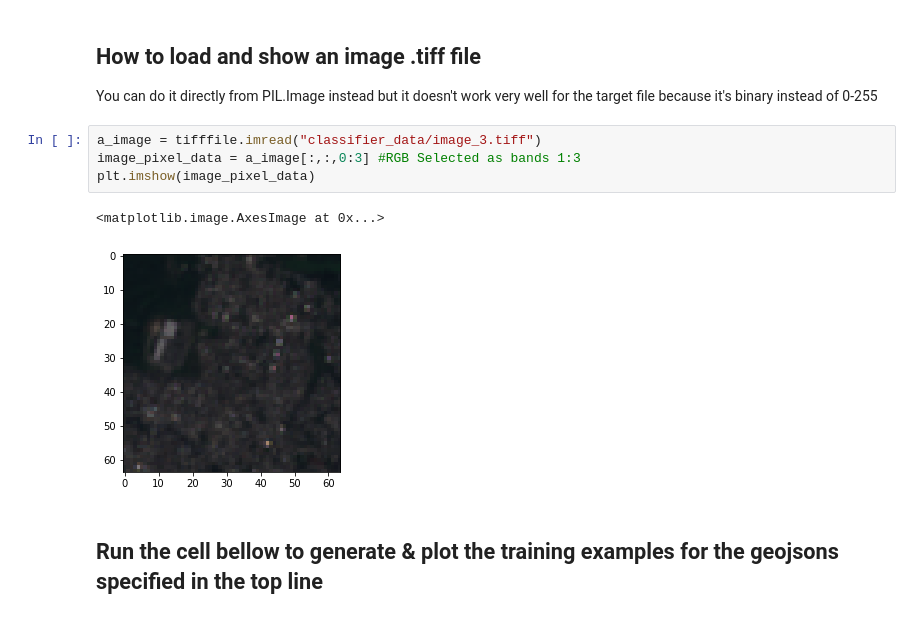
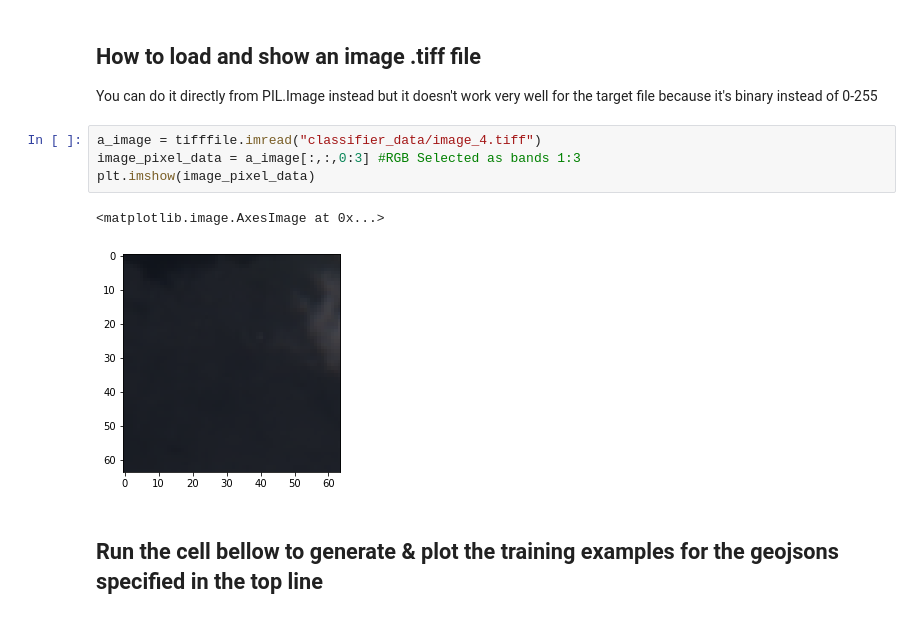
Before and after one commit to ai4er-cdt/gtc-exposure, a Jupyter notebook: notebooks/mja/tiff_generator.ipynb, the cells around one changed output. Saved outputs shown, nothing was run; the diff lists cells and outputs as text.

```diff
--- a/notebooks/mja/tiff_generator.ipynb
+++ b/notebooks/mja/tiff_generator.ipynb
@@ -210,12 +229,12 @@ plt.imshow(target_pixel_data)
 ## How to load and show an image .tiff file
 You can do it directly from PIL.Image instead but it doesn't work very well for the target file because it's binary instead of 0-255
 # %%
-a_image = tifffile.imread("classifier_data/image_3.tiff")
+a_image = tifffile.imread("classifier_data/image_4.tiff")
 image_pixel_data = a_image[:,:,0:3] #RGB Selected as bands 1:3
 plt.imshow(image_pixel_data)
 # %% [output]
 <matplotlib.image.AxesImage at 0x...>
-[figure, old version]
+[figure, new version]
 # %% [markdown]
 ## Run the cell bellow to generate & plot the training examples for the geojsons specified in the top line
 # %%
```
Also changed, not shown: parts of 5 cells of this notebook, 2 other files.
